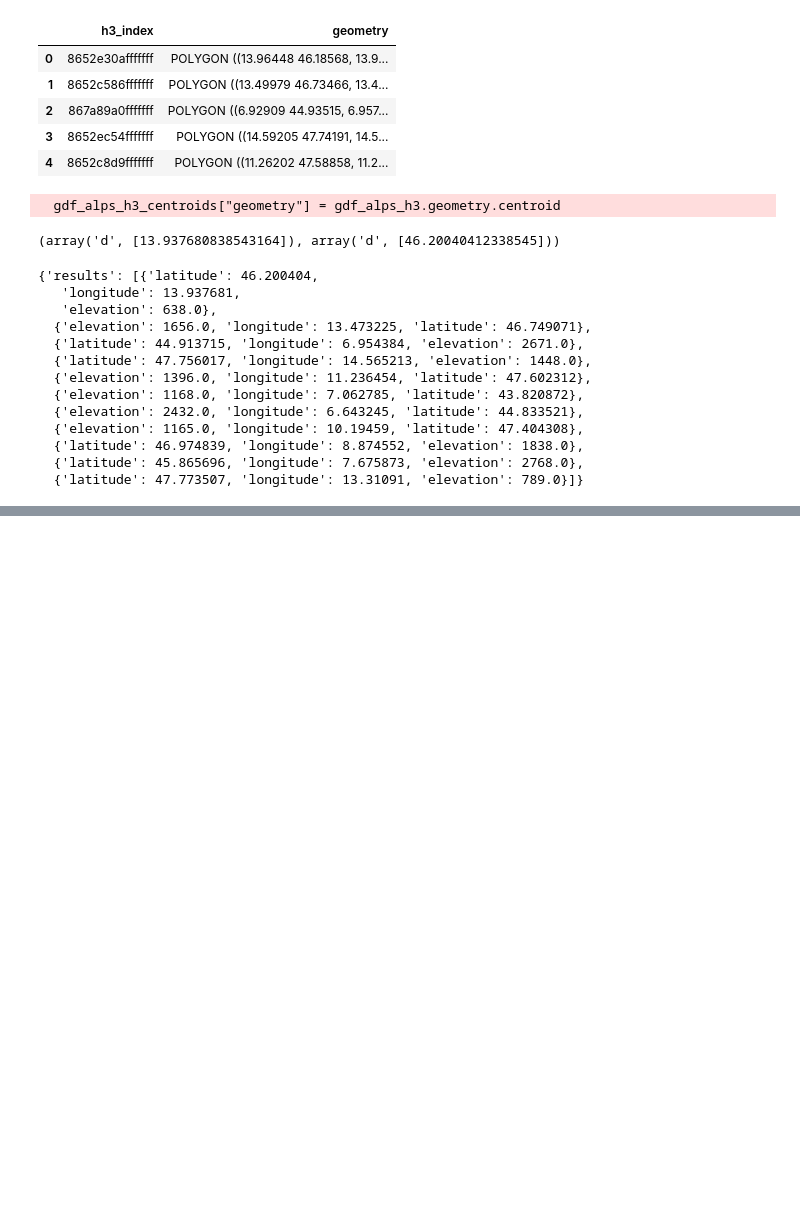
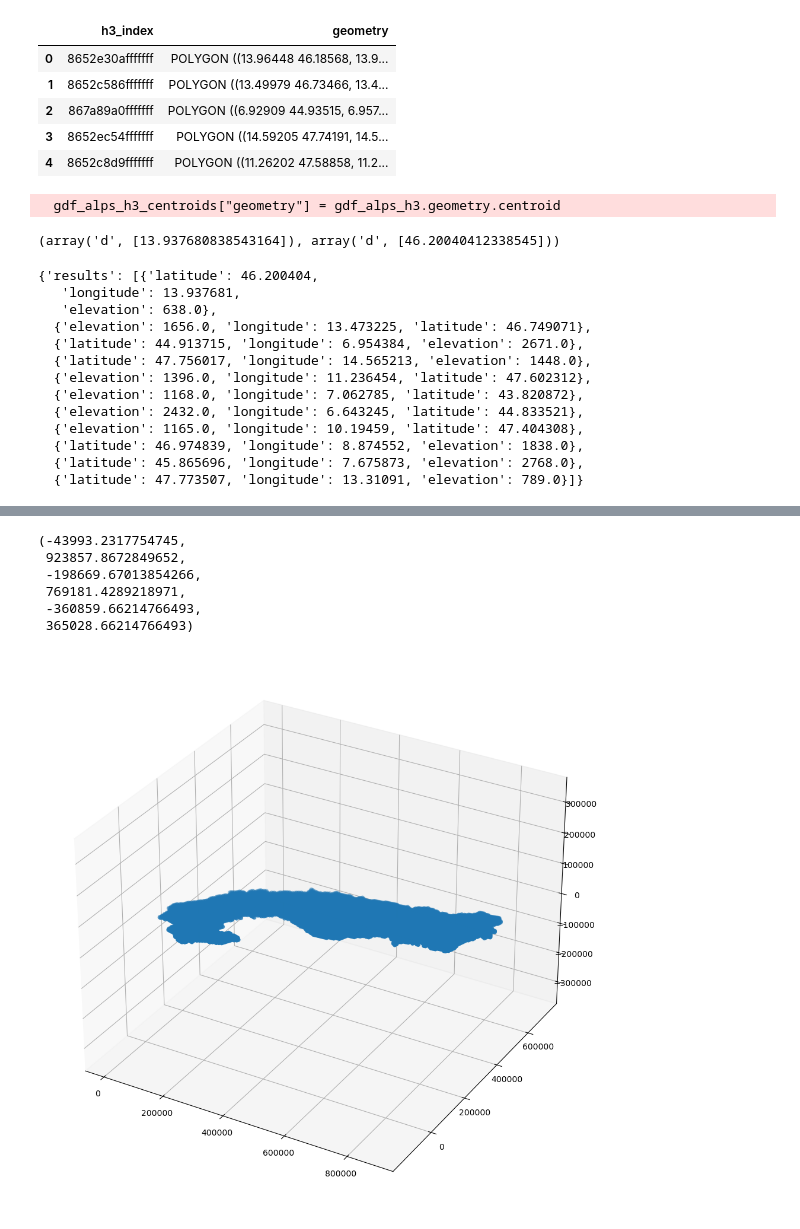
Before and after one commit to LMerbecks/Alps-height-map, a Jupyter notebook: src/getHeight.ipynb, the cells around one changed output, grey strips where cells are left out. Saved outputs shown, nothing was run; the diff lists cells and outputs as text; code cells hidden in the pictures; blank space fills up the shorter version.

Commit message:
added plotting and export to csv

```diff
--- a/src/getHeight.ipynb
+++ b/src/getHeight.ipynb
@@ -52,7 +53,7 @@ params = {
     "locations": []
     }
 
-for centroid in gdf_alps_h3_centroids.loc[:100,"geometry"]:
+for centroid in gdf_alps_h3_centroids.loc[:,"geometry"]:
     latitude = centroid.y
     longitude = centroid.x
     appendix = {"longitude": longitude,
@@ -62,4 +63,4 @@ for centroid in gdf_alps_h3_centroids.loc[:100,"geometry"]:
 
 response = requests.post(base_url, json=params)
 
-response.json()
+results = response.json()["results"]
@@ -83,0 +86,19 @@ response.json()
+# %%
+gdf_alps_h3_centroids["height"] = None
+for ind in gdf_alps_h3_centroids.index:
+    gdf_alps_h3_centroids.loc[ind, "height"] = results[ind]["elevation"]
+
+gdf_alps_utm = gdf_alps_h3_centroids.to_crs(crs=32632)
+# %%
+df_alps_pointcloud = pd.DataFrame()
+df_alps_pointcloud["x"] = gdf_alps_utm["geometry"].x
+df_alps_pointcloud["y"] = gdf_alps_utm["geometry"].y
+df_alps_pointcloud["z"] = gdf_alps_utm["height"].values
+
+minimum_x = df_alps_pointcloud["x"].min()
+minimum_y = df_alps_pointcloud["y"].min()
+
+df_alps_pointcloud["x"] = df_alps_pointcloud["x"] - minimum_x
+df_alps_pointcloud["y"] = df_alps_pointcloud["y"] - minimum_y
+
+df_alps_pointcloud.head()
@@ -83,0 +112,14 @@ response.json()
+# %%
+fig = plt.figure(figsize=(12, 12))
+ax = fig.add_subplot(projection='3d')
+
+ax.scatter(df_alps_pointcloud["x"].values,df_alps_pointcloud["y"].values,df_alps_pointcloud["z"].values)
+plt.axis("equal")
+# %% [output]
+(-43993.2317754745,
+ 923857.8672849652,
+ -198669.67013854266,
+ 769181.4289218971,
+ -360859.66214766493,
+ 365028.66214766493)
+[figure, added]
```
Also changed, not shown: parts of 5 cells of this notebook.
